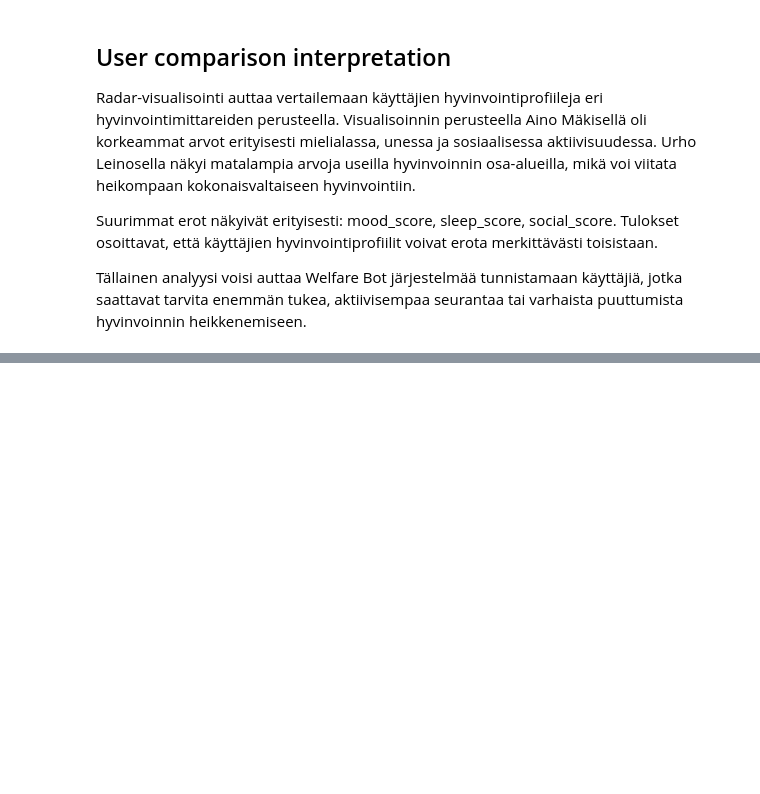
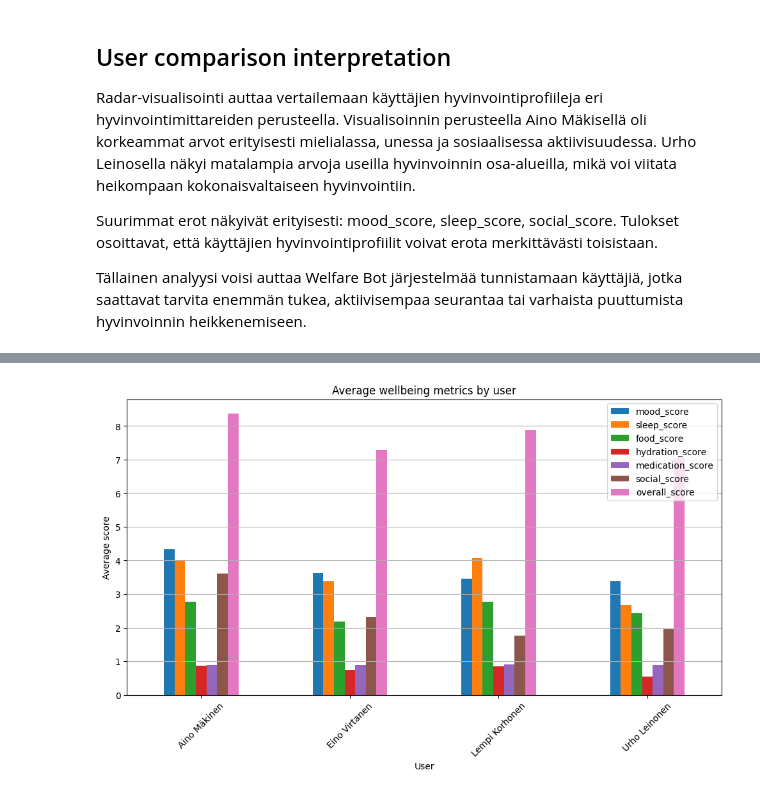
Before and after one commit to TanjaMel/welfare-bot-data-analysis, a Jupyter notebook: notebooks/7_user_comparison_analysis.ipynb, the cells around one changed output, grey strips where cells are left out. Drawn from its saved outputs; the diff is of its cells as text; code cells hidden in the pictures; blank space fills up the shorter version.

```diff
--- a/notebooks/7_user_comparison_analysis.ipynb
+++ b/notebooks/7_user_comparison_analysis.ipynb
@@ -165,0 +222,14 @@ Tällainen analyysi voisi auttaa Welfare Bot järjestelmää tunnistamaan käytt
+# %%
+features_all = [
+    "mood_score",
+    "sleep_score",
+    "food_score",
+    "hydration_score",
+    "medication_score",
+    "social_score",
+    "overall_score"
+]
+
+user_means_all = data.groupby("user_name")[features_all].mean()
+
+user_means_all
@@ -165,0 +248,17 @@ Tällainen analyysi voisi auttaa Welfare Bot järjestelmää tunnistamaan käytt
+# %%
+user_means_all.plot(
+    kind="bar",
+    figsize=(12,6)
+)
+
+plt.title("Average wellbeing metrics by user")
+plt.xlabel("User")
+plt.ylabel("Average score")
+
+plt.xticks(rotation=45)
+
+plt.grid(axis="y")
+
+plt.show()
+# %% [output]
+[figure, added]
```
Also changed, not shown: parts of 10 cells of this notebook.
